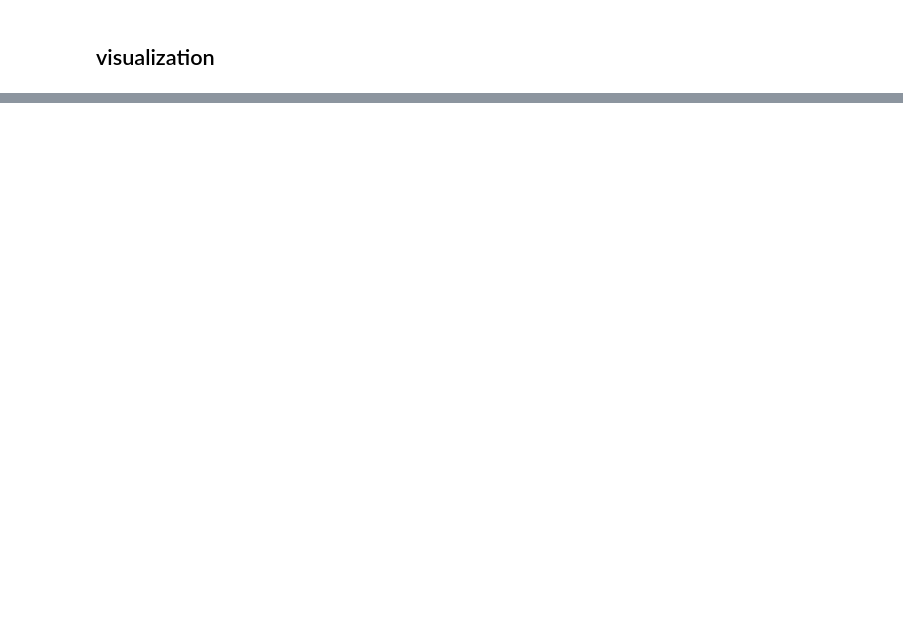
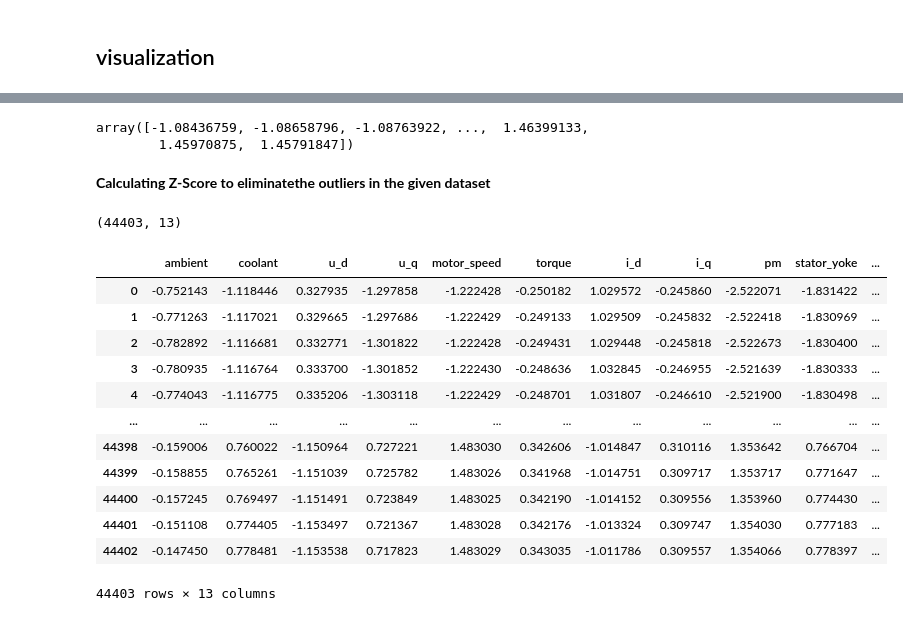
Before and after one commit to kalyanimane/project-file, a Jupyter notebook: electric_motor_prediction.ipynb, the cells around one changed output, grey strips where cells are left out. Cells and saved outputs as stored; diff of their text form; code cells hidden in the pictures; blank space fills up the shorter version.

```diff
--- a/electric_motor_prediction.ipynb
+++ b/electric_motor_prediction.ipynb
@@ -330,0 +545,7 @@ plt.show()
+# %%
+first_model.predict()
+# %% [output]
+array([-1.08436759, -1.08658796, -1.08763922, ...,  1.46399133,
+        1.45970875,  1.45791847])
+# %% [markdown]
+**Calculating Z-Score to eliminatethe outliers in the given dataset**
@@ -330,0 +570,22 @@ plt.show()
+# %%
+Project_Data=pd.read_csv("cleaned_data.csv")
+# %%
+Project_Data.shape
+# %% [output]
+(44403, 13)
+# %%
+Project_Data
+# %% [output]
+|  | ambient | coolant | u_d | u_q | motor_speed | torque | i_d | i_q | pm | stator_yoke | ... |
+| 0 | -0.752143 | -1.118446 | 0.327935 | -1.297858 | -1.222428 | -0.250182 | 1.029572 | -0.245860 | -2.522071 | -1.831422 | ... |
+| 1 | -0.771263 | -1.117021 | 0.329665 | -1.297686 | -1.222429 | -0.249133 | 1.029509 | -0.245832 | -2.522418 | -1.830969 | ... |
+| 2 | -0.782892 | -1.116681 | 0.332771 | -1.301822 | -1.222428 | -0.249431 | 1.029448 | -0.245818 | -2.522673 | -1.830400 | ... |
+| 3 | -0.780935 | -1.116764 | 0.333700 | -1.301852 | -1.222430 | -0.248636 | 1.032845 | -0.246955 | -2.521639 | -1.830333 | ... |
+| 4 | -0.774043 | -1.116775 | 0.335206 | -1.303118 | -1.222429 | -0.248701 | 1.031807 | -0.246610 | -2.521900 | -1.830498 | ... |
+| ... | ... | ... | ... | ... | ... | ... | ... | ... | ... | ... | ... |
+| 44398 | -0.159006 | 0.760022 | -1.150964 | 0.727221 | 1.483030 | 0.342606 | -1.014847 | 0.310116 | 1.353642 | 0.766704 | ... |
+| 44399 | -0.158855 | 0.765261 | -1.151039 | 0.725782 | 1.483026 | 0.341968 | -1.014751 | 0.309717 | 1.353717 | 0.771647 | ... |
+| 44400 | -0.157245 | 0.769497 | -1.151491 | 0.723849 | 1.483025 | 0.342190 | -1.014152 | 0.309556 | 1.353960 | 0.774430 | ... |
+| 44401 | -0.151108 | 0.774405 | -1.153497 | 0.721367 | 1.483028 | 0.342176 | -1.013324 | 0.309747 | 1.354030 | 0.777183 | ... |
+| 44402 | -0.147450 | 0.778481 | -1.153538 | 0.717823 | 1.483029 | 0.343035 | -1.011786 | 0.309557 | 1.354066 | 0.778397 | ... |
+44403 rows × 13 columns
```
Also changed, not shown: parts of 94 cells of this notebook.
